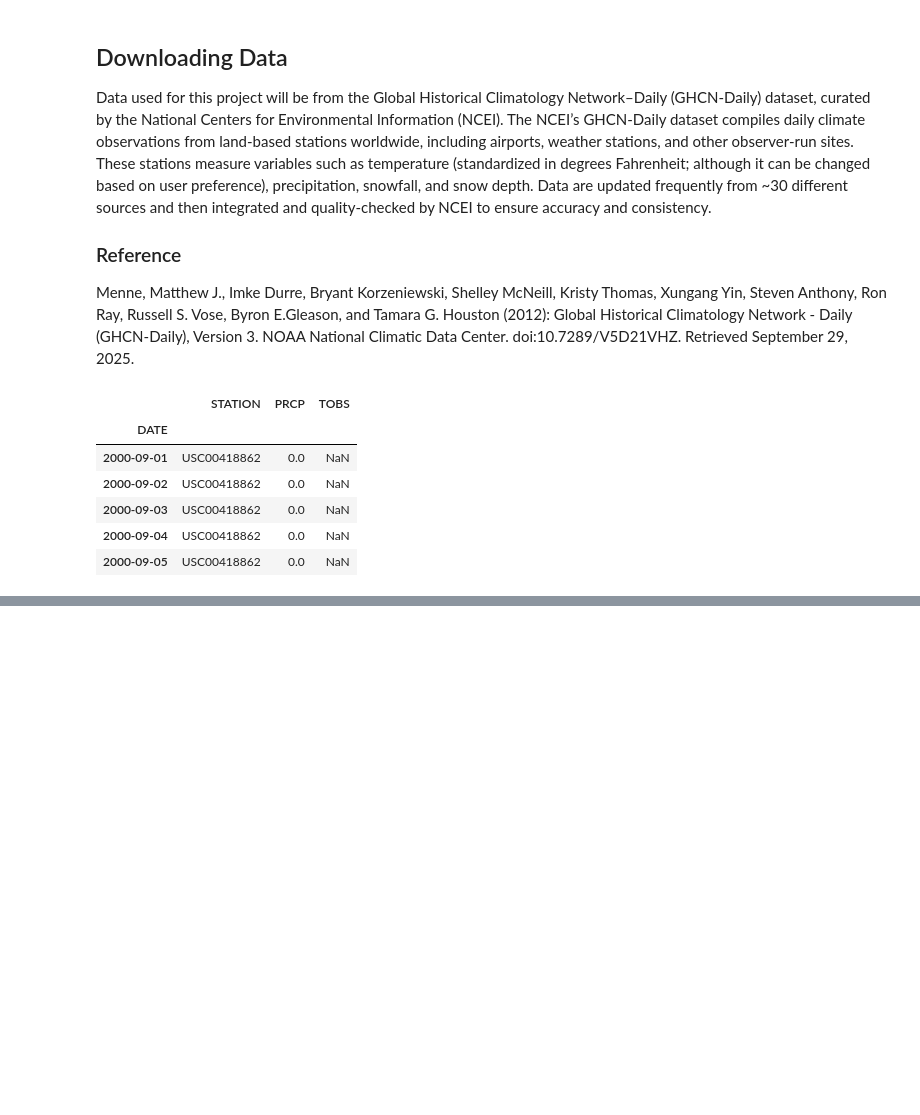
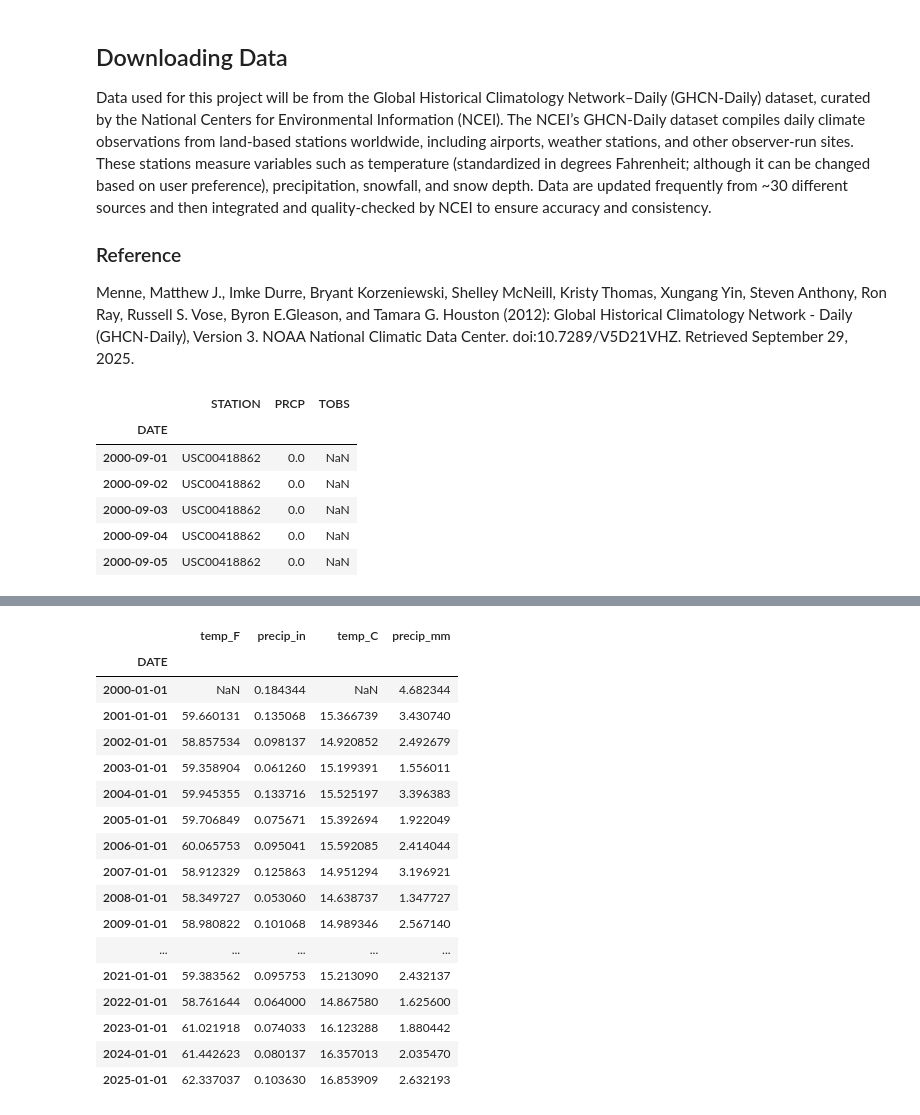
Before and after one commit to earthlab-education/02-climate-mawo7952, a Jupyter notebook: climate-change-portfolio-code.ipynb, the cells around one changed output, grey strips where cells are left out. Drawn from its saved outputs; the diff is of its cells as text; code cells hidden in the pictures; blank space fills up the shorter version.

```diff
--- a/climate-change-portfolio-code.ipynb
+++ b/climate-change-portfolio-code.ipynb
@@ -72,0 +101,27 @@ climate_RR_df
+# %%
+# Resampling to annual mean temperature
+annual_climate_RR_df = (
+    climate_RR_df
+    .resample('YS') #YS = YearStart (Jan 01)
+    .mean() #compute average within the year
+)
+annual_climate_RR_df
+# %% [output]
+|  | temp_F | precip_in | temp_C | precip_mm |
+| DATE |  |  |  |  |
+| 2000-01-01 | NaN | 0.184344 | NaN | 4.682344 |
+| 2001-01-01 | 59.660131 | 0.135068 | 15.366739 | 3.430740 |
+| 2002-01-01 | 58.857534 | 0.098137 | 14.920852 | 2.492679 |
+| 2003-01-01 | 59.358904 | 0.061260 | 15.199391 | 1.556011 |
+| 2004-01-01 | 59.945355 | 0.133716 | 15.525197 | 3.396383 |
+| 2005-01-01 | 59.706849 | 0.075671 | 15.392694 | 1.922049 |
+| 2006-01-01 | 60.065753 | 0.095041 | 15.592085 | 2.414044 |
+| 2007-01-01 | 58.912329 | 0.125863 | 14.951294 | 3.196921 |
+| 2008-01-01 | 58.349727 | 0.053060 | 14.638737 | 1.347727 |
+| 2009-01-01 | 58.980822 | 0.101068 | 14.989346 | 2.567140 |
+| ... | ... | ... | ... | ... |
+| 2021-01-01 | 59.383562 | 0.095753 | 15.213090 | 2.432137 |
+| 2022-01-01 | 58.761644 | 0.064000 | 14.867580 | 1.625600 |
+| 2023-01-01 | 61.021918 | 0.074033 | 16.123288 | 1.880442 |
+| 2024-01-01 | 61.442623 | 0.080137 | 16.357013 | 2.035470 |
+| 2025-01-01 | 62.337037 | 0.103630 | 16.853909 | 2.632193 |
```
Also changed, not shown: parts of 5 cells of this notebook.
